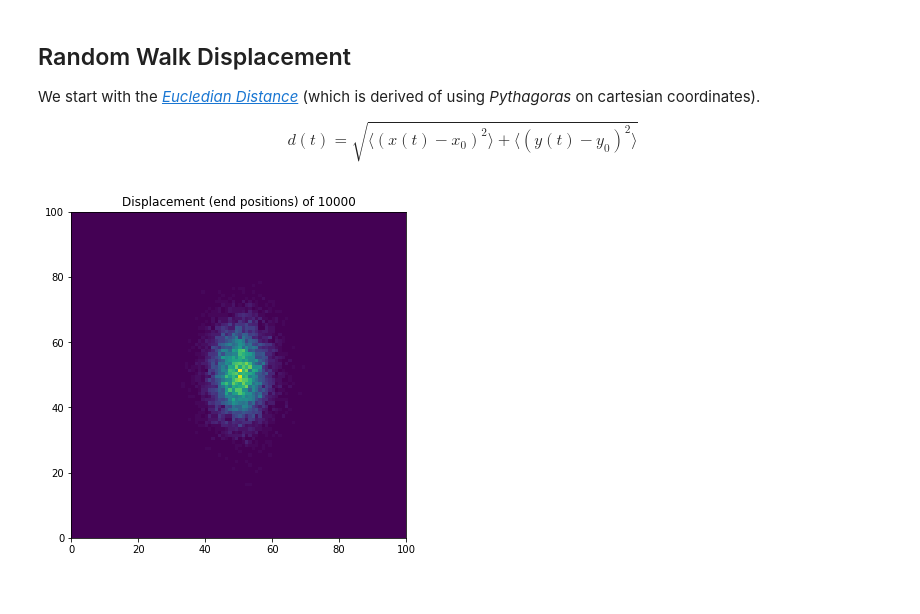
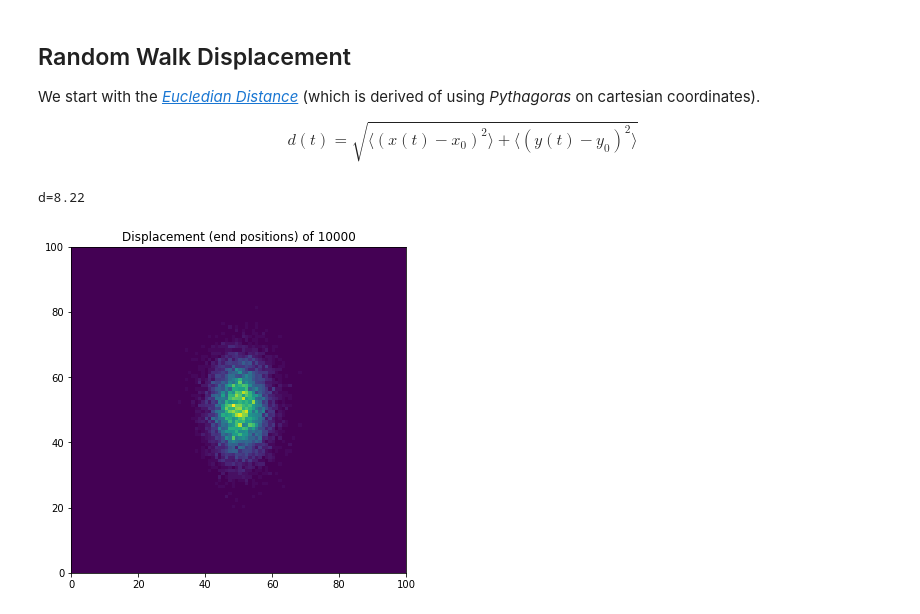
Before and after one commit to mavcunha/simmod, a Jupyter notebook: SimMod Notes.ipynb, the cells around one changed output. Cells and saved outputs as stored; diff of their text form; code cells hidden in the pictures.

```diff
--- a/SimMod Notes.ipynb
+++ b/SimMod Notes.ipynb
@@ -113,16 +113,20 @@ $$d(t) = \sqrt{\langle(x(t) - x_0)^2\rangle + \langle(y(t) - y_0)^2\rangle}$$
 # %%
 matrix = np.ones([100, 100])
 
+d = 0
 iterations = 10000
 
 for _ in range(iterations):
     x, y = experiment()
     # count the final position offset by 50
     matrix[x[-1] + 50][y[-1] + 50] += 1
+    d += np.sqrt(x[-1]**2 + y[-1]**2)
 
+print(f'd={d/iterations:.2f}')
 plt.figure(figsize=(6, 6))
 plt.title(f'Displacement (end positions) of {iterations}')
 plt.pcolormesh(matrix)
 plt.show()
 # %% [output]
+d=8.22
-[figure, old version]
+[figure, new version]
```
